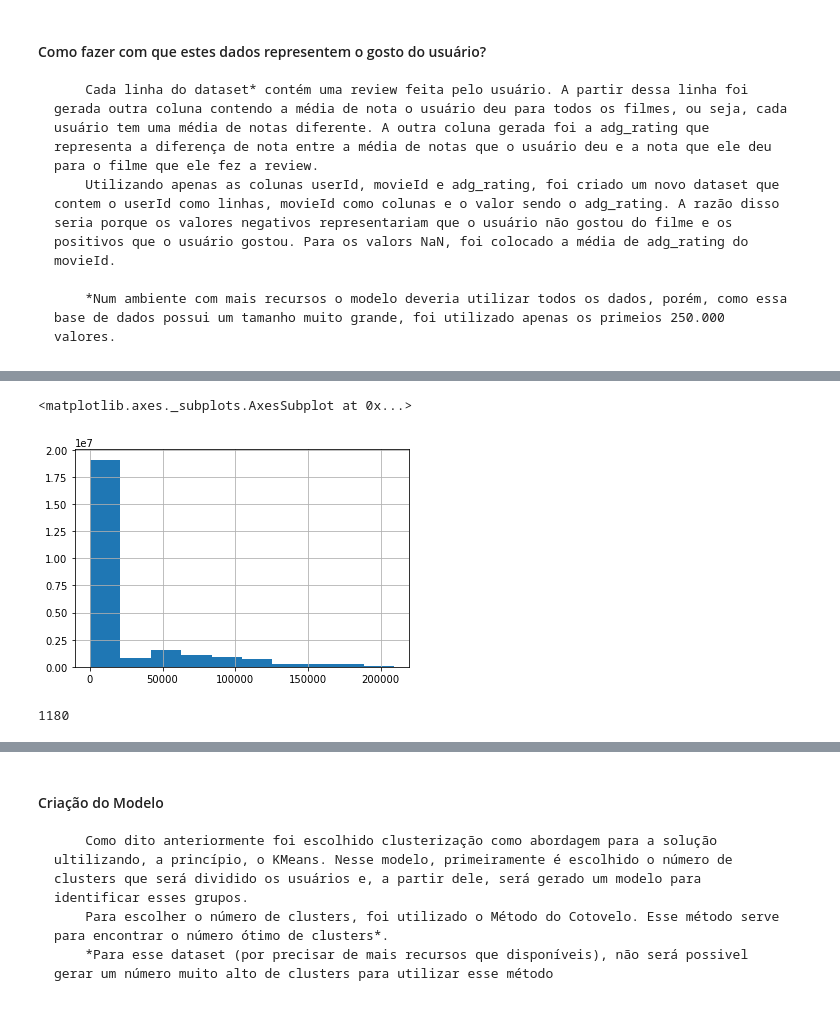
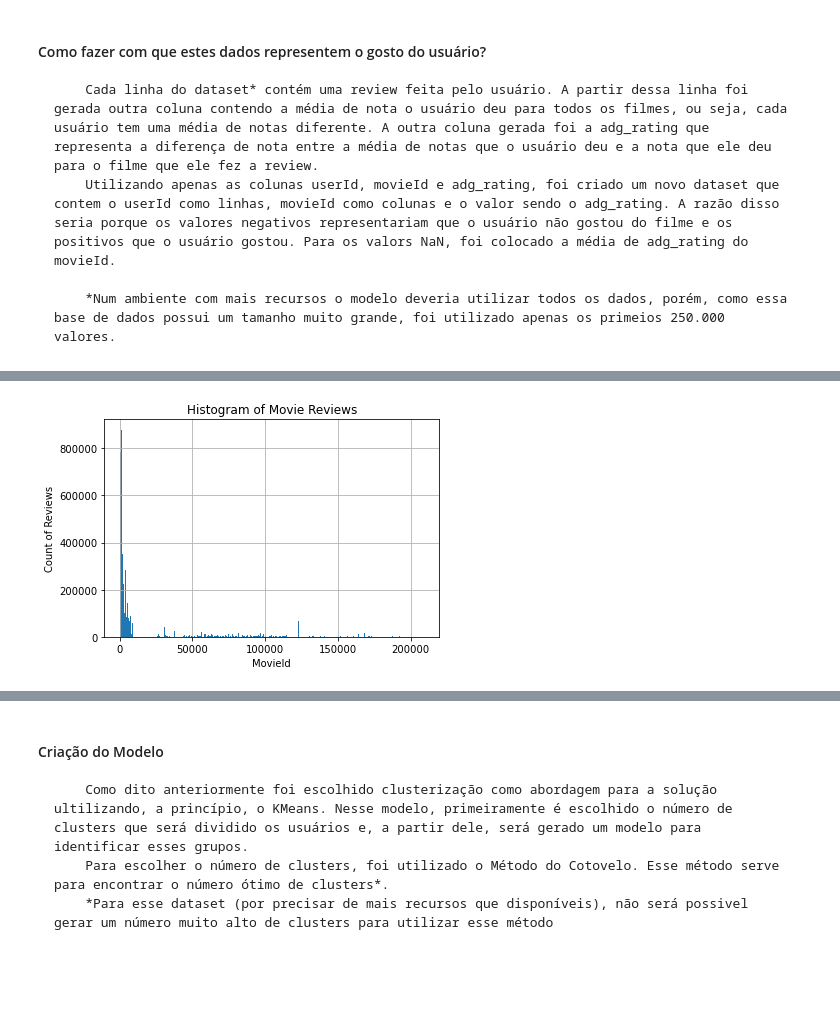
Before and after one commit to red-dot-org/recommendation-model, a Jupyter notebook: NB#2 - Machine Learning Model.ipynb, the cells around one changed output, grey strips where cells are left out. Drawn from its saved outputs; the diff is of its cells as text; code cells hidden in the pictures; blank space fills up the shorter version.

```diff
--- a/NB#2 - Machine Learning Model.ipynb
+++ b/NB#2 - Machine Learning Model.ipynb
@@ -63,11 +59,10 @@ Name: movieId, dtype: float64
-# %%
-Rating_avg['movieId'].hist()
-# %% [output]
-<matplotlib.axes._subplots.AxesSubplot at 0x...>
-[figure, removed]
-# %%
-n = int(len(Rating_avg['movieId'].value_counts())/50)
-list_top_25 = Rating_avg['movieId'].value_counts()[:n].index.tolist()
-len(list_top_25)
-# %% [output]
-1180
+# %%
+plt.hist(Rating_avg['movieId'].values, bins=len(sample['movieId'].value_counts()))
+
+plt.xlabel('MovieId')
+plt.ylabel('Count of Reviews')
+plt.title('Histogram of Movie Reviews')
+plt.grid(True)
+plt.show()
+# %% [output]
+[figure, added]
```
Also changed, not shown: parts of 20 cells of this notebook.
